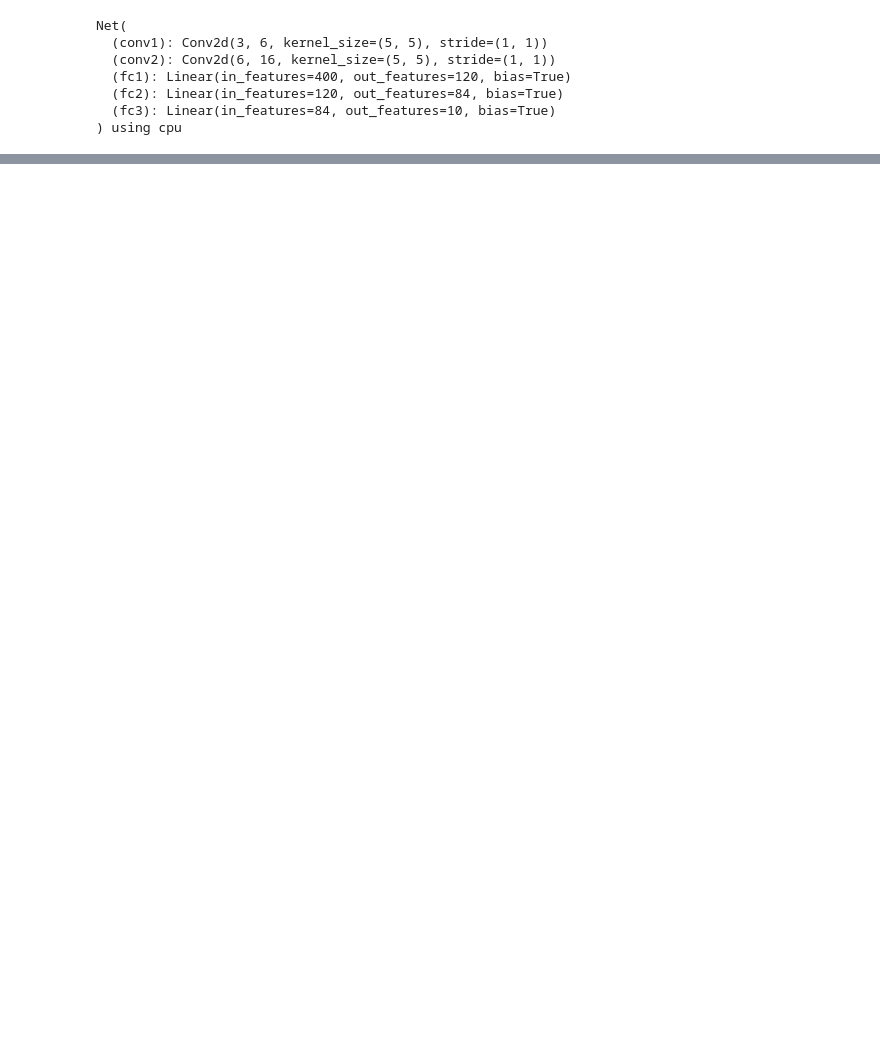
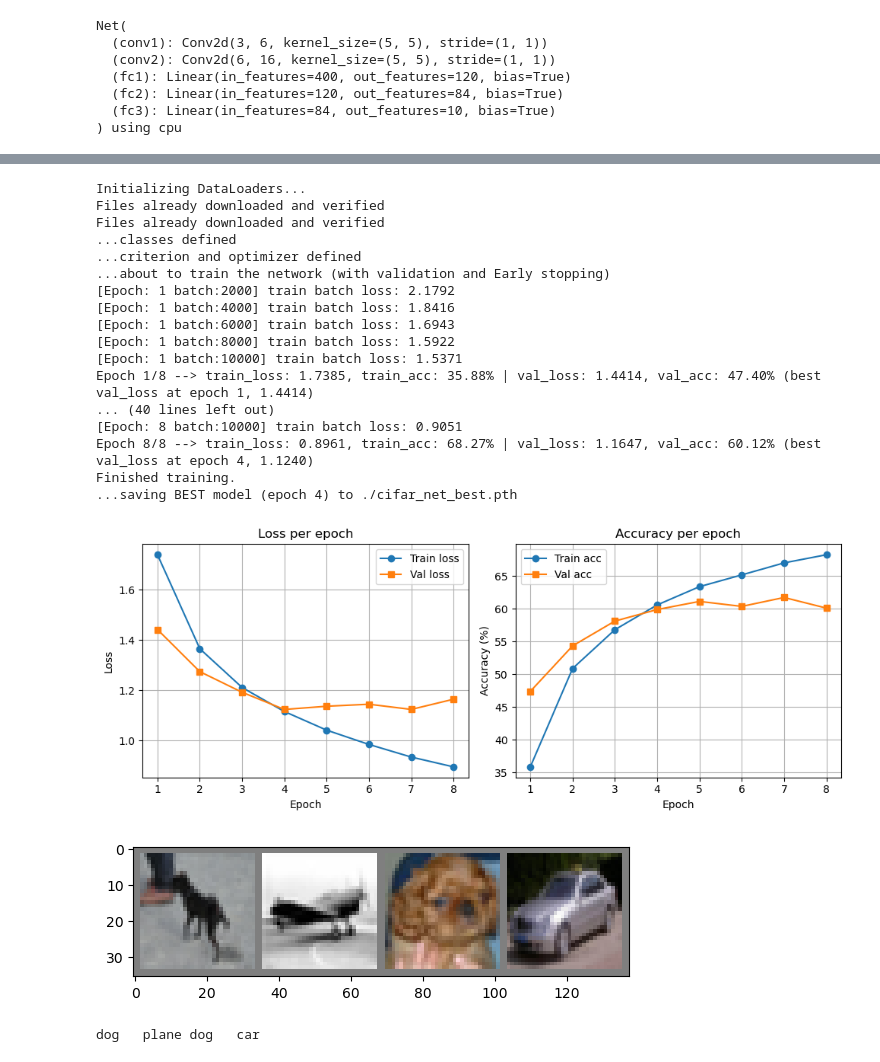
Before and after one commit to lohikrme/IntroToNeuralNetworks, a Jupyter notebook: object-detection/L05_pytorch_CNN/pytorch-cnn.ipynb, the cells around one changed output, grey strips where cells are left out. Cells and saved outputs as stored; diff of their text form; code cells hidden in the pictures; blank space fills up the shorter version.

```diff
--- a/object-detection/L05_pytorch_CNN/pytorch-cnn.ipynb
+++ b/object-detection/L05_pytorch_CNN/pytorch-cnn.ipynb
@@ -376,0 +810,25 @@ saving best model 12
+# %%
+cnn, classes, trainloader, valloader, testloader, history, best_epoch, true_epochs = TrainAndSaveModelWithValidation(nbr_of_epochs=6, batch_size=4, save_path='./cifar_net_best.pth',device=device)
+
+ImgShowGrid(trainloader, classes, 4)
+# %% [output]
+Initializing DataLoaders...
+Files already downloaded and verified
+Files already downloaded and verified
+...classes defined
+...criterion and optimizer defined
+...about to train the network (with validation and Early stopping)
+[Epoch: 1 batch:2000] train batch loss: 2.1792
+[Epoch: 1 batch:4000] train batch loss: 1.8416
+[Epoch: 1 batch:6000] train batch loss: 1.6943
+[Epoch: 1 batch:8000] train batch loss: 1.5922
+[Epoch: 1 batch:10000] train batch loss: 1.5371
+Epoch 1/8 --> train_loss: 1.7385, train_acc: 35.88% | val_loss: 1.4414, val_acc: 47.40% (best val_loss at epoch 1, 1.4414)
+... (40 lines left out)
+[Epoch: 8 batch:10000] train batch loss: 0.9051
+Epoch 8/8 --> train_loss: 0.8961, train_acc: 68.27% | val_loss: 1.1647, val_acc: 60.12% (best val_loss at epoch 4, 1.1240)
+Finished training.
+...saving BEST model (epoch 4) to ./cifar_net_best.pth
+[figure, added]
+[figure, added]
+dog   plane dog   car
```
Also changed, not shown: parts of 18 cells of this notebook, 4 other files.
